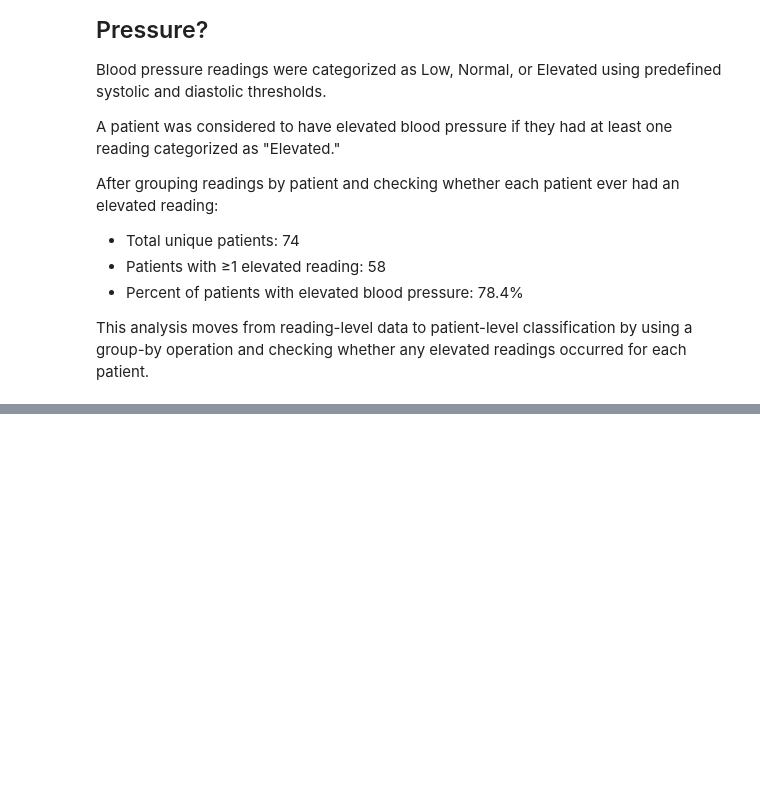
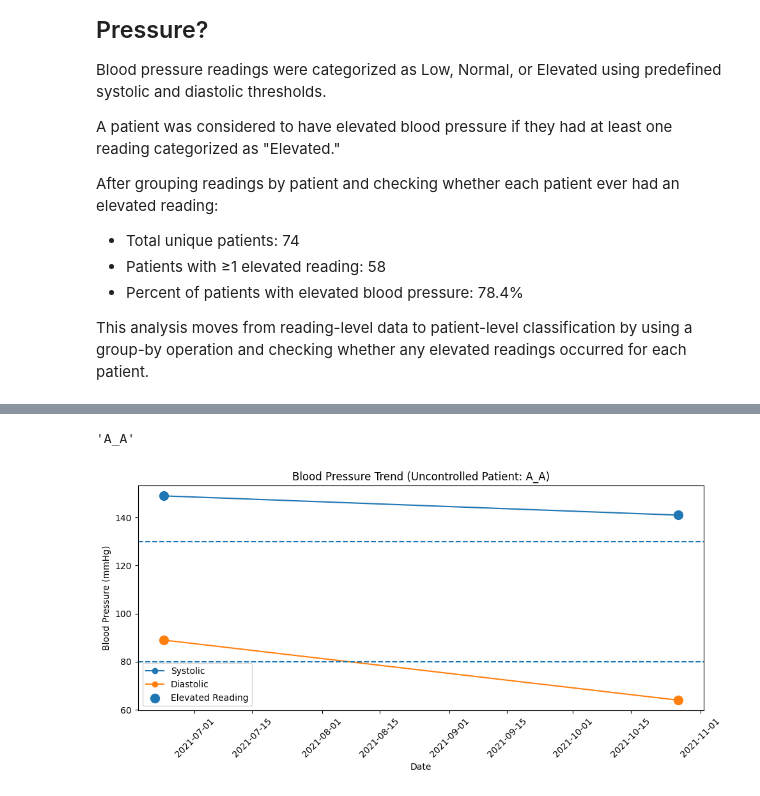
Before and after one commit to nwiggs/blood-pressure-analysis, a Jupyter notebook: blood_pressure_analysis.ipynb, the cells around one changed output, grey strips where cells are left out. Saved outputs shown, nothing was run; the diff lists cells and outputs as text; code cells hidden in the pictures; blank space fills up the shorter version.

Commit message:
Part 2 visualization

```diff
--- a/blood_pressure_analysis.ipynb
+++ b/blood_pressure_analysis.ipynb
@@ -12,6 +12,9 @@ df.head()
 | 2 | 9/11/2021 | 1:05:00 PM | C | A | Dr. Clark | Dr. Basit | UTSW Cardiology | ... |
 | 3 | 9/11/2021 | 1:07:00 PM | C | A | Dr. Clark | Dr. Basit | UTSW Cardiology | ... |
 | 4 | 1/15/2021 | 10:33:00 AM | G | A | Dr. Fish | Dr. Basit | Parkland Cardiology | ... |
+# %%
+# misspelled column
+df = df.rename(columns={"Diastolc BP reading": "Diastolic BP reading"})
 # %%
 df.columns
 # %% [output]
@@ -58,7 +64,7 @@ def bp_category(sbp, dbp):
     return "Normal"
 
 df["BP_Category"] = df.apply(
-    lambda row: bp_category(row["Systolic BP reading"], row["Diastolc BP reading"]),
+    lambda row: bp_category(row["Systolic BP reading"], row["Diastolic BP reading"]),
     axis=1
 )
 
@@ -105,0 +131,71 @@ This analysis moves from reading-level data to patient-level classification by u
+# %%
+example_patient = patient_summary.sort_values(
+    "Percent_Elevated",
+    ascending=False
+)["Patient_ID"].iloc[0]
+
+example_patient
+# %% [output]
+'A_A'
+# %%
+patient_df = df[df["Patient_ID"] == example_patient].copy()
+# %%
+# visualization single pt with elevated BP that is more uncontrolled
+import matplotlib.pyplot as plt
+import pandas as pd
+
+# Ensure DateTime column exists
+patient_df["DateTime"] = pd.to_datetime(
+    patient_df["Date"] + " " + patient_df["Time"]
+)
+
+patient_df = patient_df.sort_values("DateTime")
+
+plt.figure(figsize=(10,5))
+
+# Plot systolic and diastolic trends
+plt.plot(
+    patient_df["DateTime"],
+    patient_df["Systolic BP reading"],
+    marker="o",
+    label="Systolic"
+)
+
+plt.plot(
+    patient_df["DateTime"],
+    patient_df["Diastolic BP reading"],
+    marker="o",
+    label="Diastolic"
+)
+
+# Highlight elevated readings
+elevated_points = patient_df[patient_df["BP_Category"] == "Elevated"]
+
+plt.scatter(
+    elevated_points["DateTime"],
+    elevated_points["Systolic BP reading"],
+    s=100,
+    zorder=5,
+    label="Elevated Reading"
+)
+
+plt.scatter(
+    elevated_points["DateTime"],
+    elevated_points["Diastolic BP reading"],
+    s=100,
+    zorder=5
+)
+
+# Optional reference lines for interpretation
+plt.axhline(130, linestyle="--")
+plt.axhline(80, linestyle="--")
+
+plt.title(f"Blood Pressure Trend (Uncontrolled Patient: {example_patient})")
+plt.xlabel("Date")
+plt.ylabel("Blood Pressure (mmHg)")
+plt.xticks(rotation=45)
+plt.legend()
+plt.tight_layout()
+plt.show()
+# %% [output]
+[figure, added]
```
Also changed, not shown: parts of 5 cells of this notebook.
